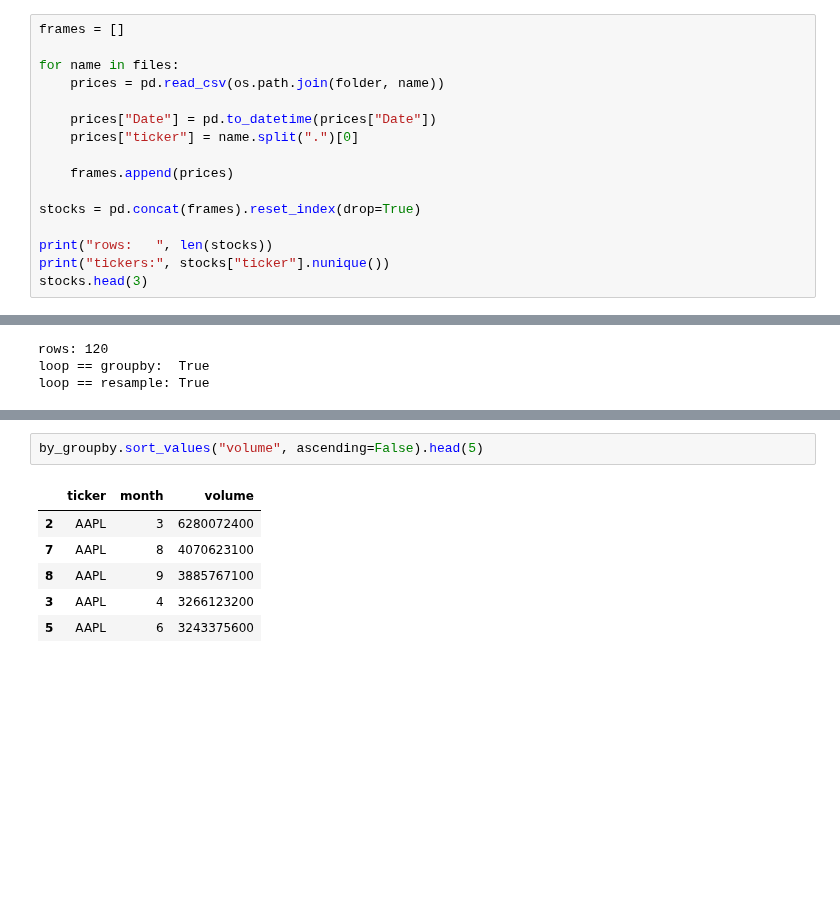
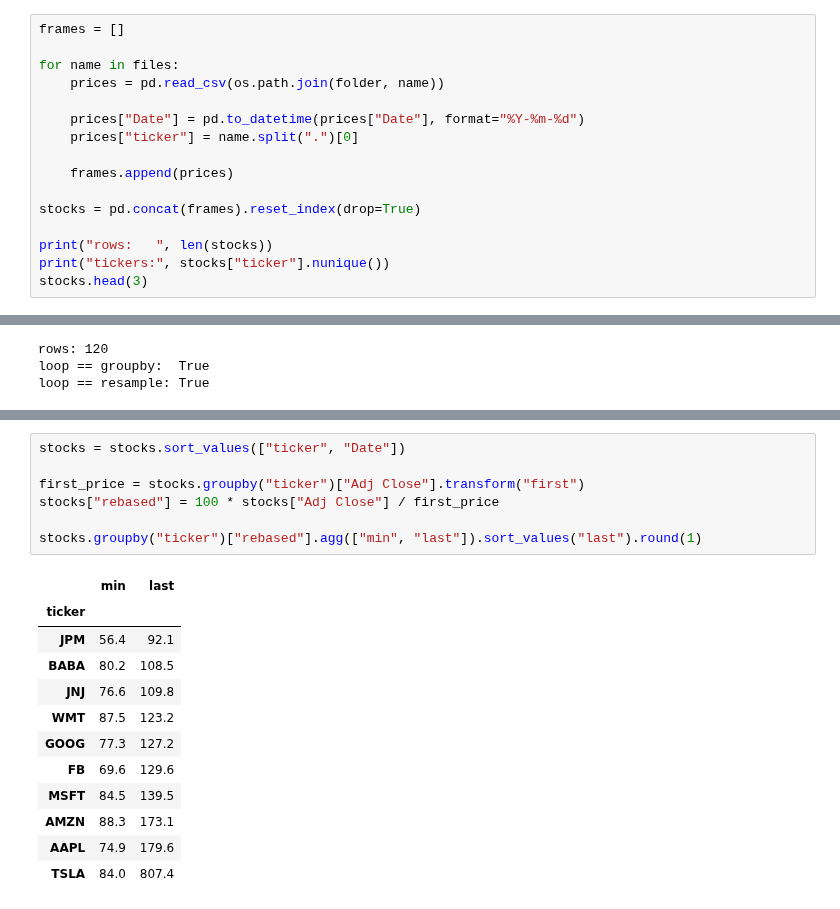
Before and after one commit to marcuslj01/BAN405, a Jupyter notebook: week08/home_exercise_4_solution.ipynb, the cells around one changed output, grey strips where cells are left out. Cells and saved outputs as stored; diff of their text form; blank space fills up the shorter version.

```diff
--- a/week08/home_exercise_4_solution.ipynb
+++ b/week08/home_exercise_4_solution.ipynb
@@ -30,7 +30,7 @@ frames = []
 for name in files:
     prices = pd.read_csv(os.path.join(folder, name))
 
-    prices["Date"] = pd.to_datetime(prices["Date"])
+    prices["Date"] = pd.to_datetime(prices["Date"], format="%Y-%m-%d")
     prices["ticker"] = name.split(".")[0]
 
     frames.append(prices)
@@ -209,10 +220,21 @@ the loop's is actively misleading.
 # %%
-by_groupby.sort_values("volume", ascending=False).head(5)
+stocks = stocks.sort_values(["ticker", "Date"])
+
+first_price = stocks.groupby("ticker")["Adj Close"].transform("first")
+stocks["rebased"] = 100 * stocks["Adj Close"] / first_price
+
+stocks.groupby("ticker")["rebased"].agg(["min", "last"]).sort_values("last").round(1)
 # %% [output]
-|  | ticker | month | volume |
-| 2 | AAPL | 3 | 6280072400 |
-| 7 | AAPL | 8 | 4070623100 |
-| 8 | AAPL | 9 | 3885767100 |
-| 3 | AAPL | 4 | 3266123200 |
-| 5 | AAPL | 6 | 3243375600 |
+|  | min | last |
+| ticker |  |  |
+| JPM | 56.4 | 92.1 |
+| BABA | 80.2 | 108.5 |
+| JNJ | 76.6 | 109.8 |
+| WMT | 87.5 | 123.2 |
+| GOOG | 77.3 | 127.2 |
+| FB | 69.6 | 129.6 |
+| MSFT | 84.5 | 139.5 |
+| AMZN | 88.3 | 173.1 |
+| AAPL | 74.9 | 179.6 |
+| TSLA | 84.0 | 807.4 |
 # %% [markdown]
```
Also changed, not shown: parts of 12 cells of this notebook, 24 other files.
